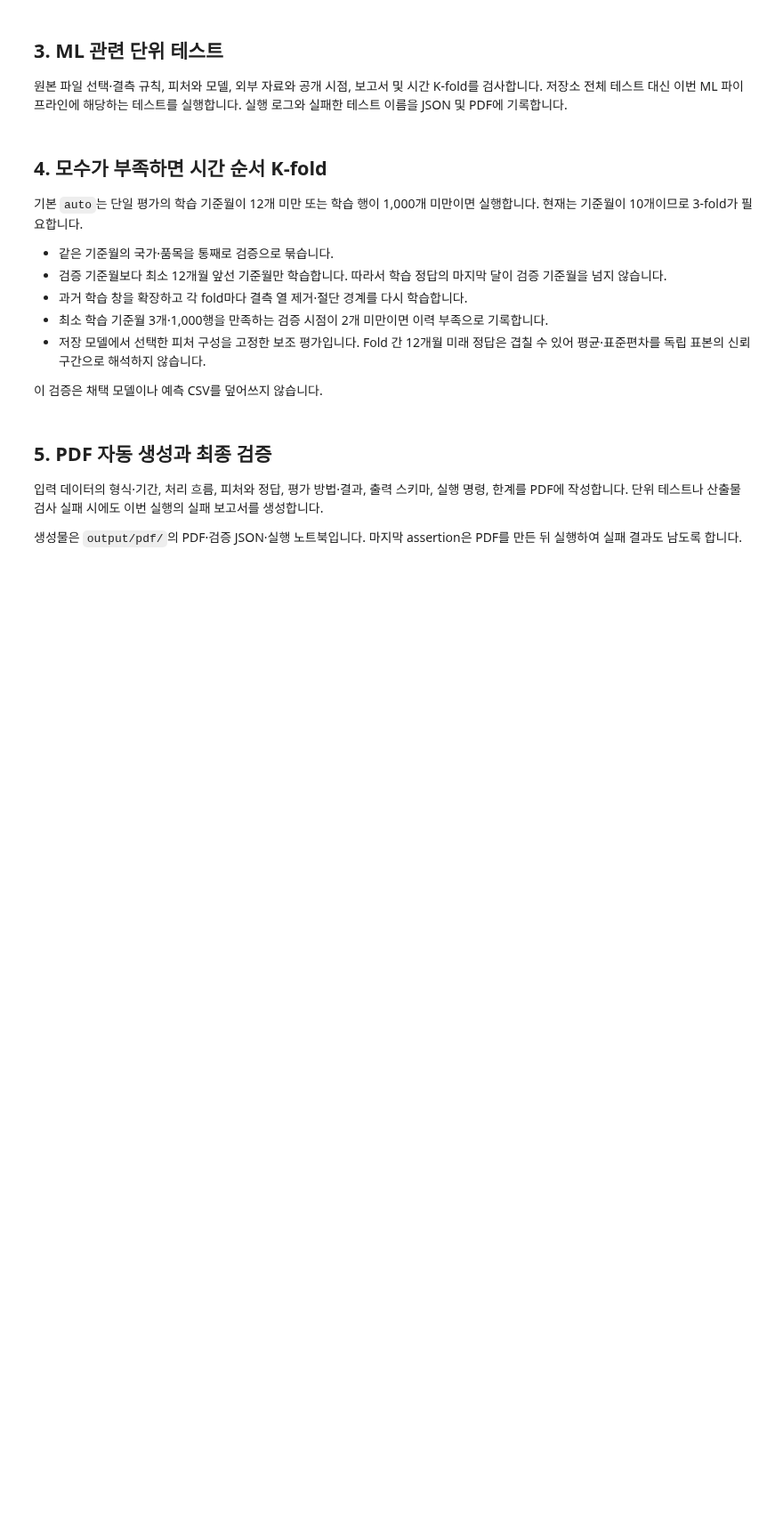
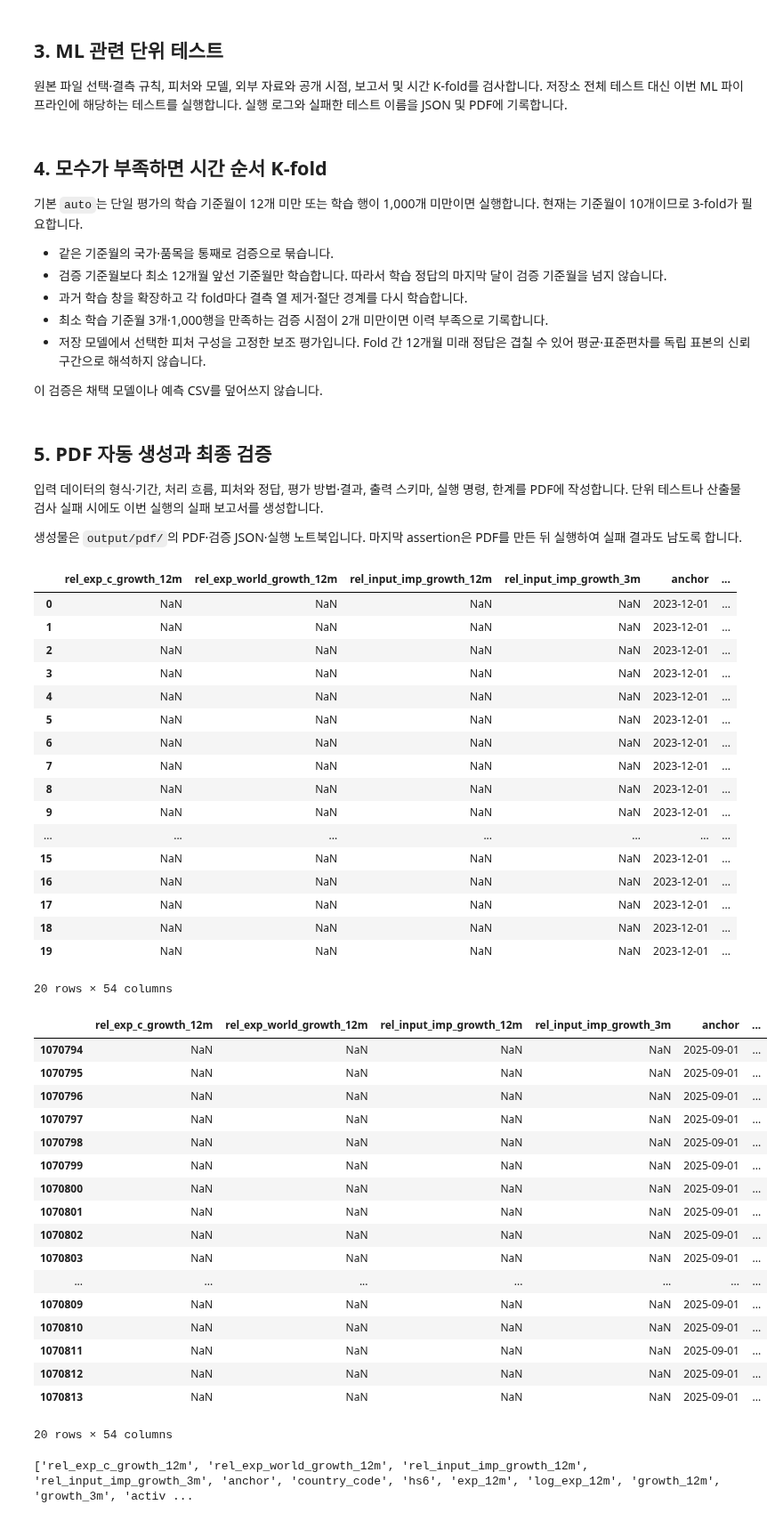
Before and after one commit to 20260528-skn-family-ai-33/SKN33-Final-3Team, a Jupyter notebook: notebooks/ml_validation_report.ipynb, the cells around one changed output. Shown at 89% size. Saved outputs shown, nothing was run; the diff lists cells and outputs as text; code cells hidden in the pictures; blank space fills up the shorter version.

```diff
--- a/notebooks/ml_validation_report.ipynb
+++ b/notebooks/ml_validation_report.ipynb
@@ -157,3 +157,56 @@ write_json(validation_path, payload)
 print(f"PDF: {pdf_path}\n검증 JSON: {validation_path}")
 print("PDF 구조 검사:", json.dumps(payload.get("pdf_check"), ensure_ascii=False))
 V.require_validation_success(payload)
+# %%
+import pandas as pd
+
+df = pd.read_pickle(
+    "C:/SKN_AI/SKN33-Final-3Team/data/ml/features_snapshot.pkl"
+)
+
+labeled = df[df["y_growth"].notna()]
+
+train = labeled[labeled["anchor"] <= "2024-09-01"].copy()
+test = labeled[labeled["anchor"] == "2025-09-01"].copy()
+
+display(train.head(20))
+display(test.head(20))
+print(df.columns.tolist())
+# %% [output]
+|  | rel_exp_c_growth_12m | rel_exp_world_growth_12m | rel_input_imp_growth_12m | rel_input_imp_growth_3m | anchor | ... |
+| 0 | NaN | NaN | NaN | NaN | 2023-12-01 | ... |
+| 1 | NaN | NaN | NaN | NaN | 2023-12-01 | ... |
+| 2 | NaN | NaN | NaN | NaN | 2023-12-01 | ... |
+| 3 | NaN | NaN | NaN | NaN | 2023-12-01 | ... |
+| 4 | NaN | NaN | NaN | NaN | 2023-12-01 | ... |
+| 5 | NaN | NaN | NaN | NaN | 2023-12-01 | ... |
+| 6 | NaN | NaN | NaN | NaN | 2023-12-01 | ... |
+| 7 | NaN | NaN | NaN | NaN | 2023-12-01 | ... |
+| 8 | NaN | NaN | NaN | NaN | 2023-12-01 | ... |
+| 9 | NaN | NaN | NaN | NaN | 2023-12-01 | ... |
+| ... | ... | ... | ... | ... | ... | ... |
+| 15 | NaN | NaN | NaN | NaN | 2023-12-01 | ... |
+| 16 | NaN | NaN | NaN | NaN | 2023-12-01 | ... |
+| 17 | NaN | NaN | NaN | NaN | 2023-12-01 | ... |
+| 18 | NaN | NaN | NaN | NaN | 2023-12-01 | ... |
+| 19 | NaN | NaN | NaN | NaN | 2023-12-01 | ... |
+20 rows × 54 columns
+|  | rel_exp_c_growth_12m | rel_exp_world_growth_12m | rel_input_imp_growth_12m | rel_input_imp_growth_3m | anchor | ... |
+| 1070794 | NaN | NaN | NaN | NaN | 2025-09-01 | ... |
+| 1070795 | NaN | NaN | NaN | NaN | 2025-09-01 | ... |
+| 1070796 | NaN | NaN | NaN | NaN | 2025-09-01 | ... |
+| 1070797 | NaN | NaN | NaN | NaN | 2025-09-01 | ... |
+| 1070798 | NaN | NaN | NaN | NaN | 2025-09-01 | ... |
+| 1070799 | NaN | NaN | NaN | NaN | 2025-09-01 | ... |
+| 1070800 | NaN | NaN | NaN | NaN | 2025-09-01 | ... |
+| 1070801 | NaN | NaN | NaN | NaN | 2025-09-01 | ... |
+| 1070802 | NaN | NaN | NaN | NaN | 2025-09-01 | ... |
+| 1070803 | NaN | NaN | NaN | NaN | 2025-09-01 | ... |
+| ... | ... | ... | ... | ... | ... | ... |
+| 1070809 | NaN | NaN | NaN | NaN | 2025-09-01 | ... |
+| 1070810 | NaN | NaN | NaN | NaN | 2025-09-01 | ... |
+| 1070811 | NaN | NaN | NaN | NaN | 2025-09-01 | ... |
+| 1070812 | NaN | NaN | NaN | NaN | 2025-09-01 | ... |
+| 1070813 | NaN | NaN | NaN | NaN | 2025-09-01 | ... |
+20 rows × 54 columns
+['rel_exp_c_growth_12m', 'rel_exp_world_growth_12m', 'rel_input_imp_growth_12m', 'rel_input_imp_growth_3m', 'anchor', 'country_code', 'hs6', 'exp_12m', 'log_exp_12m', 'growth_12m', 'growth_3m', 'activ ...
```
Also changed, not shown: 1 other file.
